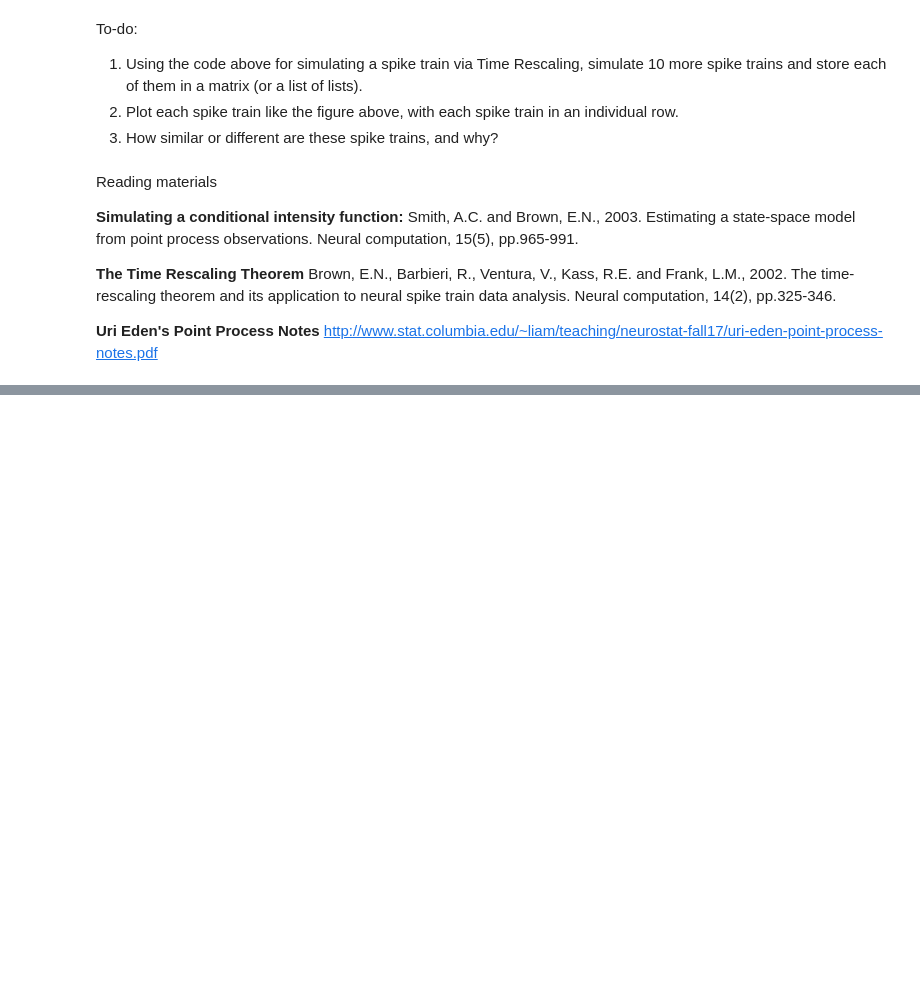
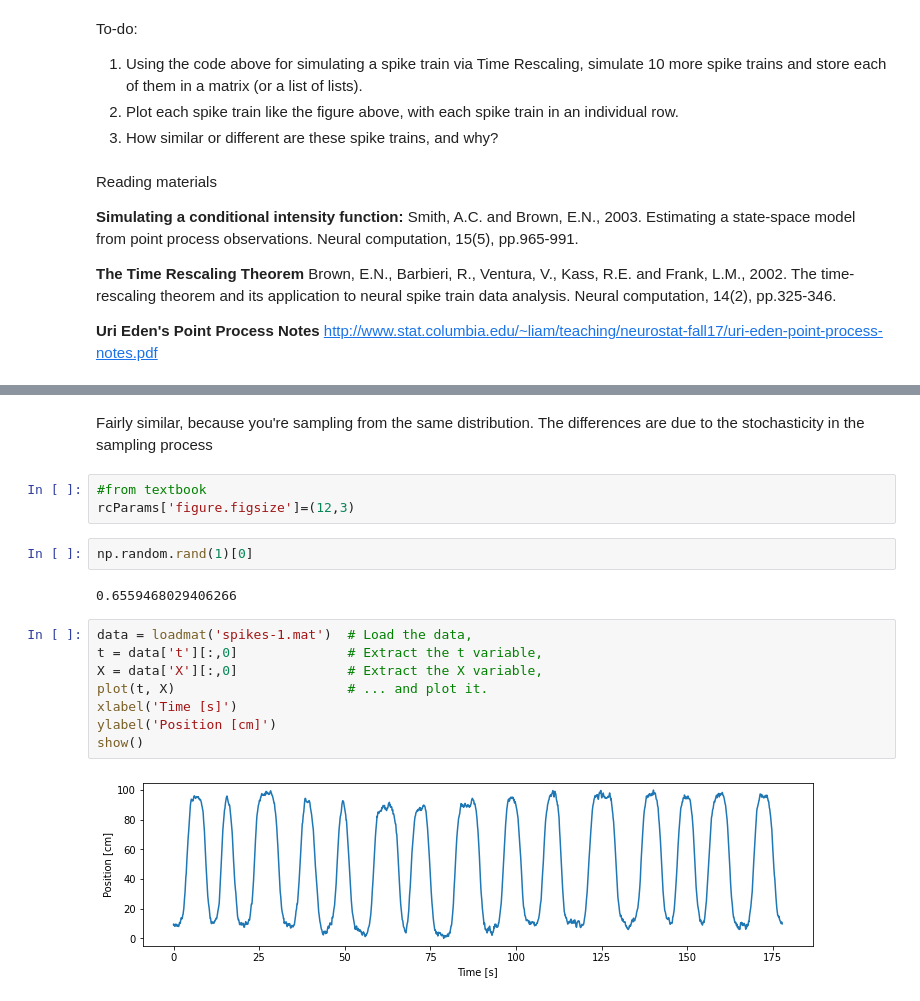
Before and after one commit to cass1331/project-9.50, a Jupyter notebook: SimSpikes.ipynb, the cells around one changed output, grey strips where cells are left out. Saved outputs shown, nothing was run; the diff lists cells and outputs as text; blank space fills up the shorter version.

```diff
--- a/SimSpikes.ipynb
+++ b/SimSpikes.ipynb
@@ -113,0 +185,19 @@ http://www.stat.columbia.edu/~liam/teaching/neurostat-fall17/uri-eden-point-proc
+# %% [markdown]
+Fairly similar, because you're sampling from the same distribution. The differences are due to the stochasticity in the sampling process
+# %%
+#from textbook
+rcParams['figure.figsize']=(12,3)
+# %%
+np.random.rand(1)[0]
+# %% [output]
+0.6559468029406266
+# %%
+data = loadmat('spikes-1.mat')  # Load the data,
+t = data['t'][:,0]              # Extract the t variable,
+X = data['X'][:,0]              # Extract the X variable,
+plot(t, X)                      # ... and plot it.
+xlabel('Time [s]')
+ylabel('Position [cm]')
+show()
+# %% [output]
+[figure, added]
```
Also changed, not shown: parts of 22 cells of this notebook.
